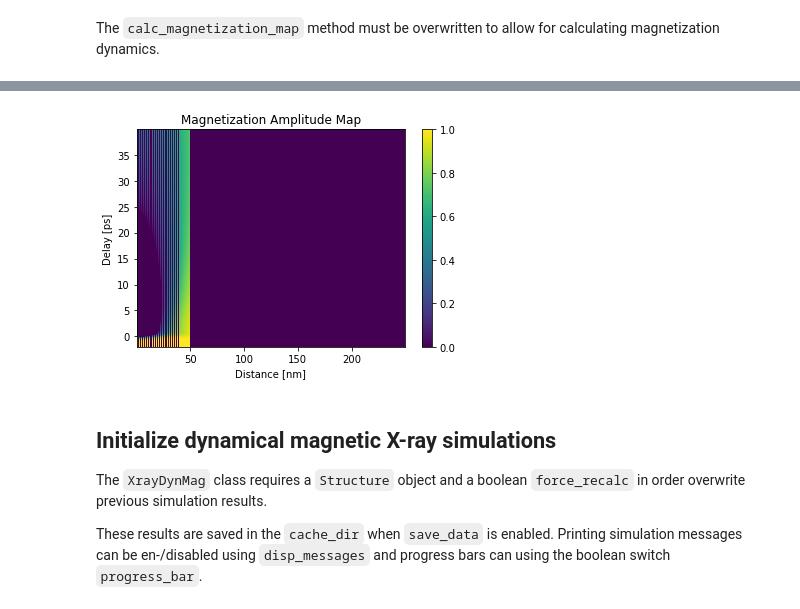
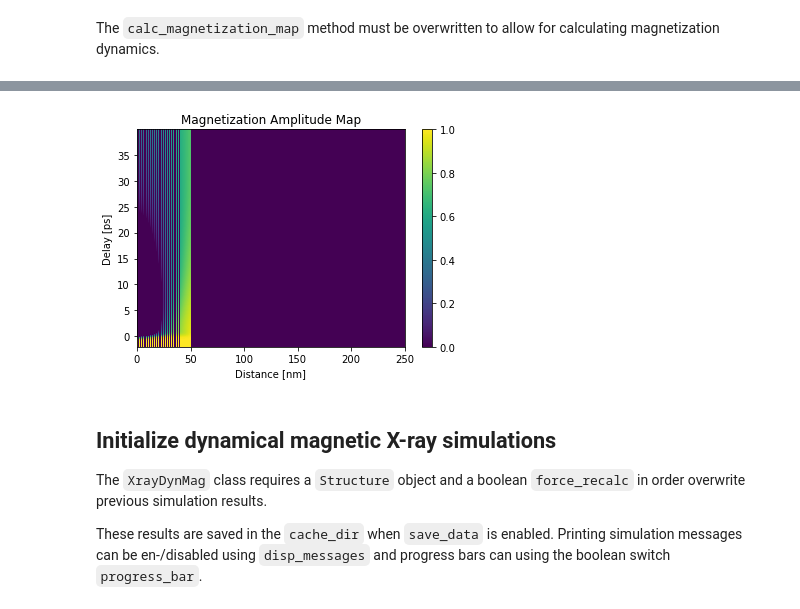
Before and after one commit to dschick/udkm1Dsim, a Jupyter notebook: docs/source/examples/dynamical_magnetic_xray.ipynb, the cells around one changed output, grey strips where cells are left out. Cells and saved outputs as stored; diff of their text form; code cells hidden in the pictures.

```diff
--- a/docs/source/examples/dynamical_magnetic_xray.ipynb
+++ b/docs/source/examples/dynamical_magnetic_xray.ipynb
@@ -236,13 +233,13 @@ Elapsed time for _magnetization_map_: 0.097714 s
 # %%
 plt.figure()
-plt.pcolormesh(distances.to('nm').magnitude, delays.to('ps').magnitude, magnetization_map[:, :, 0])
+plt.pcolormesh(distances.to('nm').magnitude, delays.to('ps').magnitude, magnetization_map[:, :, 0], shading='auto')
 plt.title('Magnetization Amplitude Map')
 plt.ylabel('Delay [ps]')
 plt.xlabel('Distance [nm]')
 plt.colorbar()
 plt.show()
 # %% [output]
-[figure, old version]
+[figure, new version]
 # %% [markdown]
 ## Initialize dynamical magnetic X-ray simulations
 
```
Also changed, not shown: parts of 14 cells of this notebook, 4 other files.
